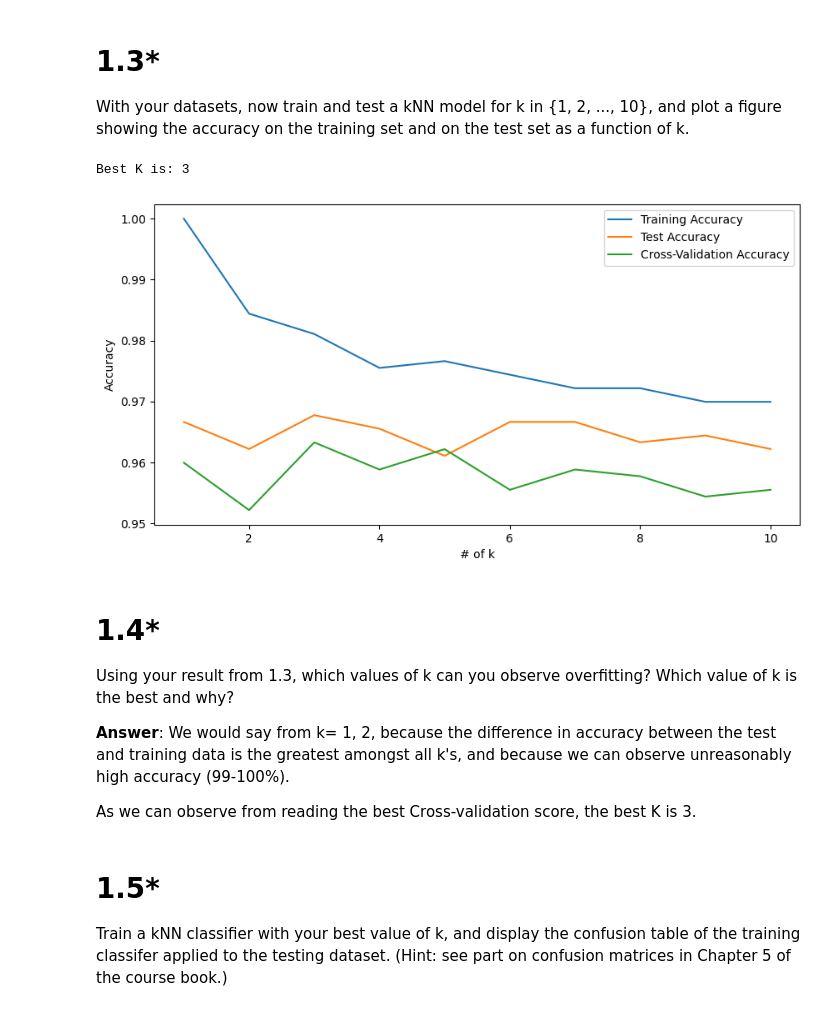
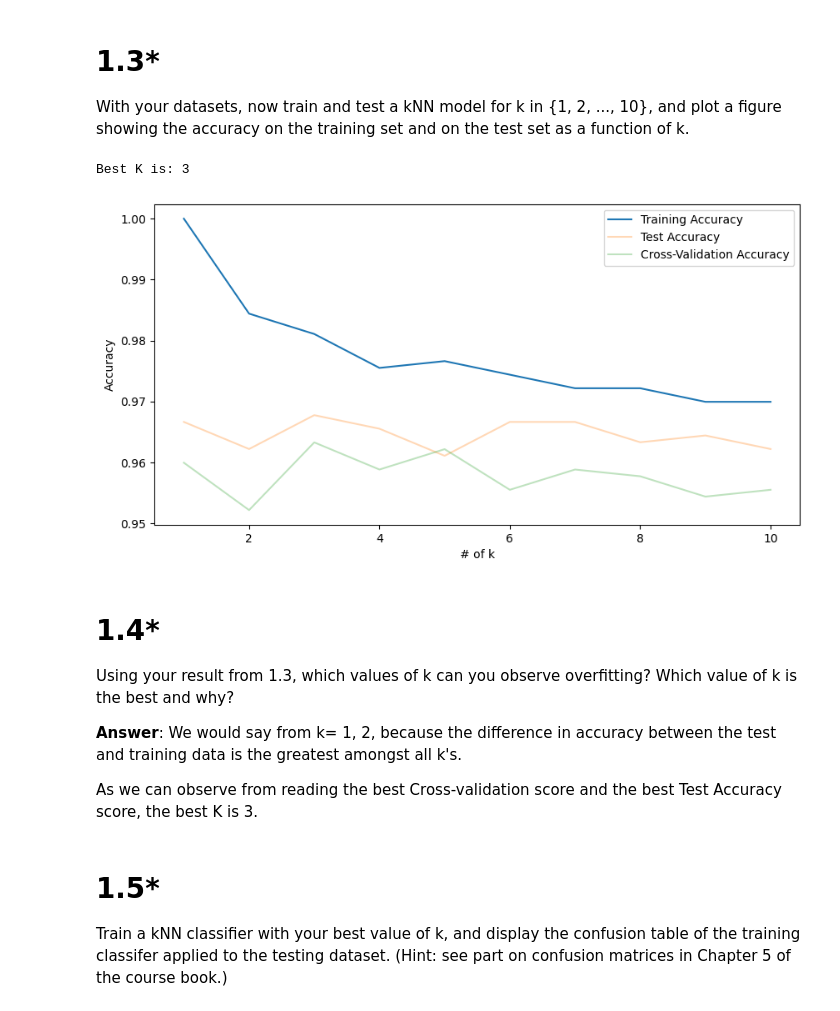
Before and after one commit to noa-bit/dm1590-labs, a Jupyter notebook: lab-3/DM1590_Lab3.ipynb, the cells around one changed output. Drawn from its saved outputs; the diff is of its cells as text; code cells hidden in the pictures.

```diff
--- a/lab-3/DM1590_Lab3.ipynb
+++ b/lab-3/DM1590_Lab3.ipynb
@@ -81,45 +80,45 @@ k_s = range(1, 11)
 
 training_results = []
 test_results = []
 scores = []
 
-scaler = StandardScaler()
+scaler = StandardScaler() #scales the data
 x_train = scaler.fit_transform(x_train)
 x_test = scaler.transform(x_test)
 
 for k in k_s:
     kNN = neighbors.KNeighborsClassifier(n_neighbors=k)
     kNN.fit(x_train, y_train)
 
     training_results.append(kNN.score(x_train, y_train)) #score returns accuracy
     test_results.append(kNN.score(x_test, y_test))
     score = cross_val_score(kNN, x_train, y_train, cv=5)
     scores.append(score.mean())
 
 # -----
 
 print(f"Best K is: {k_s[scores.index(max(scores))]}")
 
 # -----
 plt.figure(figsize=(10, 5))
 plt.plot(k_s, training_results, label='Training Accuracy')
-plt.plot(k_s, test_results, label='Test Accuracy')
-plt.plot(k_s, scores, label='Cross-Validation Accuracy')
+plt.plot(k_s, test_results, label='Test Accuracy', alpha=0.3)
+plt.plot(k_s, scores, label='Cross-Validation Accuracy', alpha=0.3)
 plt.xlabel('# of k')
 plt.ylabel('Accuracy')
 plt.legend()
 plt.show()
 # %% [output]
 Best K is: 3
-[figure, old version]
+[figure, new version]
 # %% [markdown]
 # 1.4*
 
 Using your result from 1.3, which values of k can you observe overfitting? Which value of k is the best and why?
 
-**Answer**: We would say from k= 1, 2, because the difference in accuracy between the test and training data is the greatest amongst all k's, and because we can observe unreasonably high accuracy (99-100%).
+**Answer**: We would say from k= 1, 2, because the difference in accuracy between the test and training data is the greatest amongst all k's.
 
-As we can observe from reading the best Cross-validation score, the best K is 3.
+As we can observe from reading the best Cross-validation score and the best Test Accuracy score, the best K is 3.
 # %% [markdown]
 # 1.5*
 
```
Also changed, not shown: parts of 9 cells of this notebook.
